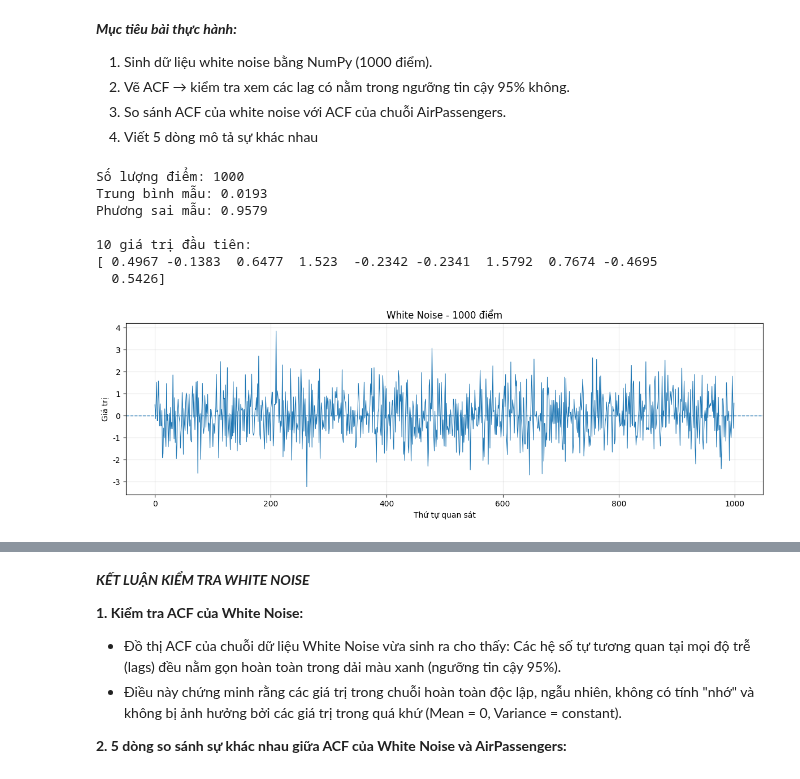
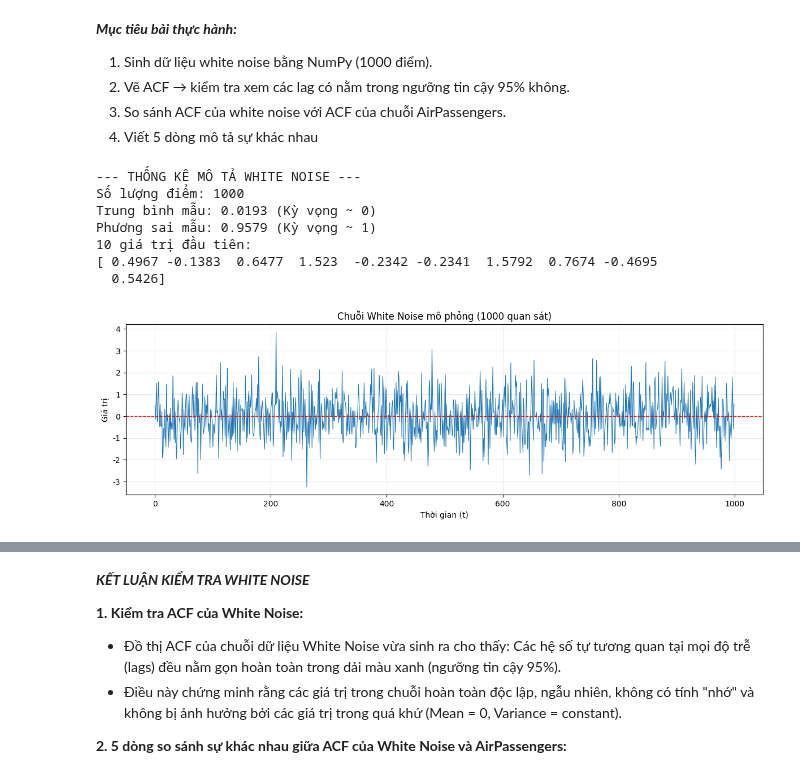
Before and after one commit to OrangkillEmily/Lab_TimeSeries, a Jupyter notebook: notebooks/lab01/Lab01_TimeSeries.ipynb, the cells around one changed output, grey strips where cells are left out. Cells and saved outputs as stored; diff of their text form; code cells hidden in the pictures.

```diff
--- a/notebooks/lab01/Lab01_TimeSeries.ipynb
+++ b/notebooks/lab01/Lab01_TimeSeries.ipynb
@@ -385,33 +147,34 @@ không.
 3. So sánh ACF của white noise với ACF của chuỗi AirPassengers.
 4. Viết 5 dòng mô tả sự khác nhau
 # %%
-#1 Tạo White Noise theo phân phối chuẩn N(0, 1)
-np.random.seed(42)  # Giúp kết quả có thể tái tạo khi chạy lại
+air_passengers = df['Passengers'].dropna()
+
+np.random.seed(42)
 white_noise = np.random.normal(loc=0, scale=1, size=1000)
 
-print("Số lượng điểm:", len(white_noise))
-print("Trung bình mẫu:", round(np.mean(white_noise), 4))
-print("Phương sai mẫu:", round(np.var(white_noise), 4))
-print("\n10 giá trị đầu tiên:")
+print("--- THỐNG KÊ MÔ TẢ WHITE NOISE ---")
+print(f"Số lượng điểm: {len(white_noise)}")
+print(f"Trung bình mẫu: {np.mean(white_noise):.4f} (Kỳ vọng ~ 0)")
+print(f"Phương sai mẫu: {np.var(white_noise):.4f} (Kỳ vọng ~ 1)")
+print("10 giá trị đầu tiên:")
 print(np.round(white_noise[:10], 4))
 # %% [output]
+--- THỐNG KÊ MÔ TẢ WHITE NOISE ---
 Số lượng điểm: 1000
-Trung bình mẫu: 0.0193
-Phương sai mẫu: 0.9579
-
+Trung bình mẫu: 0.0193 (Kỳ vọng ~ 0)
+Phương sai mẫu: 0.9579 (Kỳ vọng ~ 1)
 10 giá trị đầu tiên:
 [ 0.4967 -0.1383  0.6477  1.523  -0.2342 -0.2341  1.5792  0.7674 -0.4695
   0.5426]
 # %%
-# Vẽ chuỗi White Noise
 plt.figure(figsize=(12, 4))
-plt.plot(white_noise, linewidth=0.8)
-plt.axhline(0, linestyle="--", linewidth=1)
-plt.title("White Noise - 1000 điểm")
-plt.xlabel("Thứ tự quan sát")
+plt.plot(white_noise, linewidth=0.8, color='#1f77b4')
+plt.axhline(0, linestyle="--", color='red', linewidth=1)
+plt.title("Chuỗi White Noise mô phỏng (1000 quan sát)")
+plt.xlabel("Thời gian (t)")
 plt.ylabel("Giá trị")
 plt.grid(True, alpha=0.3)
 plt.tight_layout()
 plt.show()
 # %% [output]
-[figure, old version]
+[figure, new version]
```
Also changed, not shown: parts of 44 cells of this notebook, 5 other files.
